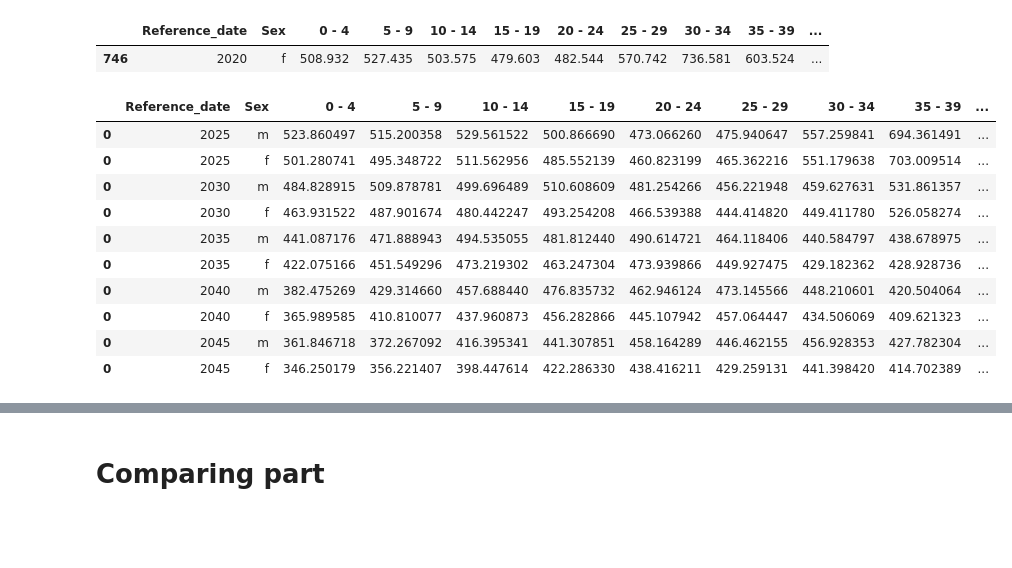
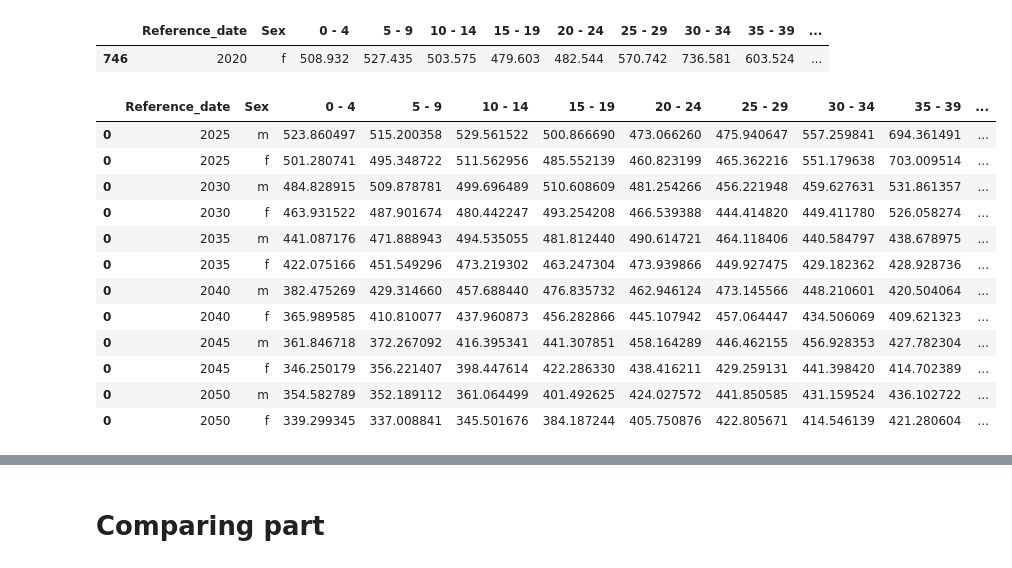
Before and after one commit to bogya345/DiscModel_labs, a Jupyter notebook: lab1.ipynb, the cells around one changed output, grey strips where cells are left out. Saved outputs shown, nothing was run; the diff lists cells and outputs as text; code cells hidden in the pictures; blank space fills up the shorter version.

```diff
--- a/lab1.ipynb
+++ b/lab1.ipynb
@@ -498,7 +498,8 @@ prev_f
 pred_male = prev_m
 pred_female = prev_f
 
-iters = 5
+# 1 = 5 years
+iters = 6
 
 pred = pd.DataFrame([], columns=cols_ext_period)
 
@@ -506,33 +507,35 @@ for i in range(iters):
 
     pred_male, pred_female = model_both(
         coef_fertility=coef_fertility,
         coef_bg_ratio=coef_bg_ratios,
         surv_rate_m=surv_rate_m.values[0], surv_rate_f=surv_rate_f.values[0],
         prev_record_m = pred_male.iloc[-1].values, prev_record_f= pred_female.iloc[-1].values
         # ,period_labels=labels
     )
 
     pred_male = pd.DataFrame([pred_male], columns=cols_ext_period)
     pred_female = pd.DataFrame([pred_female], columns=cols_ext_period)
 
     pred = pred.append(pred_male)
     pred = pred.append(pred_female)
 
     continue
 
 pred
 # %% [output]
 |  | Reference_date | Sex | 0 - 4 | 5 - 9 | 10 - 14 | 15 - 19 | 20 - 24 | 25 - 29 | 30 - 34 | 35 - 39 | ... |
 | 0 | 2025 | m | 523.860497 | 515.200358 | 529.561522 | 500.866690 | 473.066260 | 475.940647 | 557.259841 | 694.361491 | ... |
 | 0 | 2025 | f | 501.280741 | 495.348722 | 511.562956 | 485.552139 | 460.823199 | 465.362216 | 551.179638 | 703.009514 | ... |
 | 0 | 2030 | m | 484.828915 | 509.878781 | 499.696489 | 510.608609 | 481.254266 | 456.221948 | 459.627631 | 531.861357 | ... |
 | 0 | 2030 | f | 463.931522 | 487.901674 | 480.442247 | 493.254208 | 466.539388 | 444.414820 | 449.411780 | 526.058274 | ... |
 | 0 | 2035 | m | 441.087176 | 471.888943 | 494.535055 | 481.812440 | 490.614721 | 464.118406 | 440.584797 | 438.678975 | ... |
 | 0 | 2035 | f | 422.075166 | 451.549296 | 473.219302 | 463.247304 | 473.939866 | 449.927475 | 429.182362 | 428.928736 | ... |
 | 0 | 2040 | m | 382.475269 | 429.314660 | 457.688440 | 476.835732 | 462.946124 | 473.145566 | 448.210601 | 420.504064 | ... |
 | 0 | 2040 | f | 365.989585 | 410.810077 | 437.960873 | 456.282866 | 445.107942 | 457.064447 | 434.506069 | 409.621323 | ... |
 | 0 | 2045 | m | 361.846718 | 372.267092 | 416.395341 | 441.307851 | 458.164289 | 446.462155 | 456.928353 | 427.782304 | ... |
 | 0 | 2045 | f | 346.250179 | 356.221407 | 398.447614 | 422.286330 | 438.416211 | 429.259131 | 441.398420 | 414.702389 | ... |
+| 0 | 2050 | m | 354.582789 | 352.189112 | 361.064499 | 401.492625 | 424.027572 | 441.850585 | 431.159524 | 436.102722 | ... |
+| 0 | 2050 | f | 339.299345 | 337.008841 | 345.501676 | 384.187244 | 405.750876 | 422.805671 | 414.546139 | 421.280604 | ... |
 # %%
 pred_both = pred.groupby(by=['Reference_date'])[cols_period].sum()
 pred_both.insert(0, 'Reference_date', pred_both.index)
```
Also changed, not shown: parts of 13 cells of this notebook.
